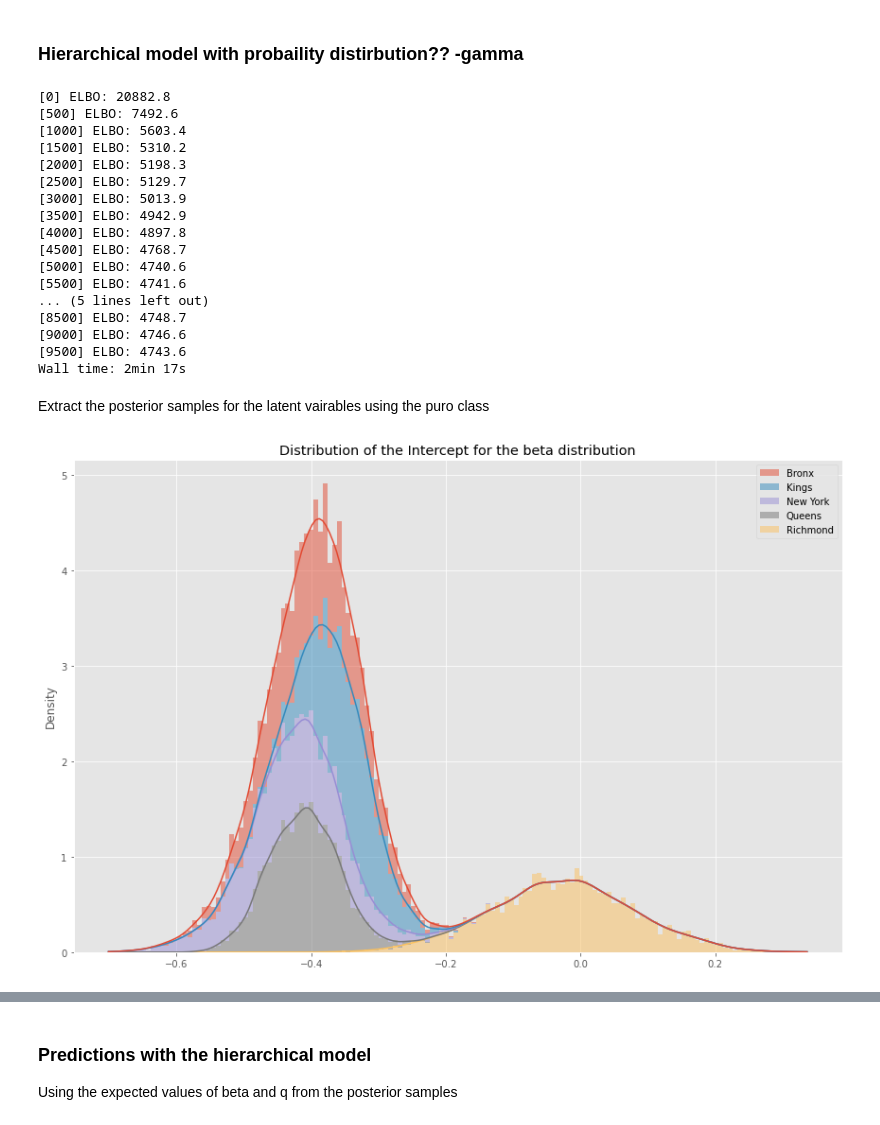
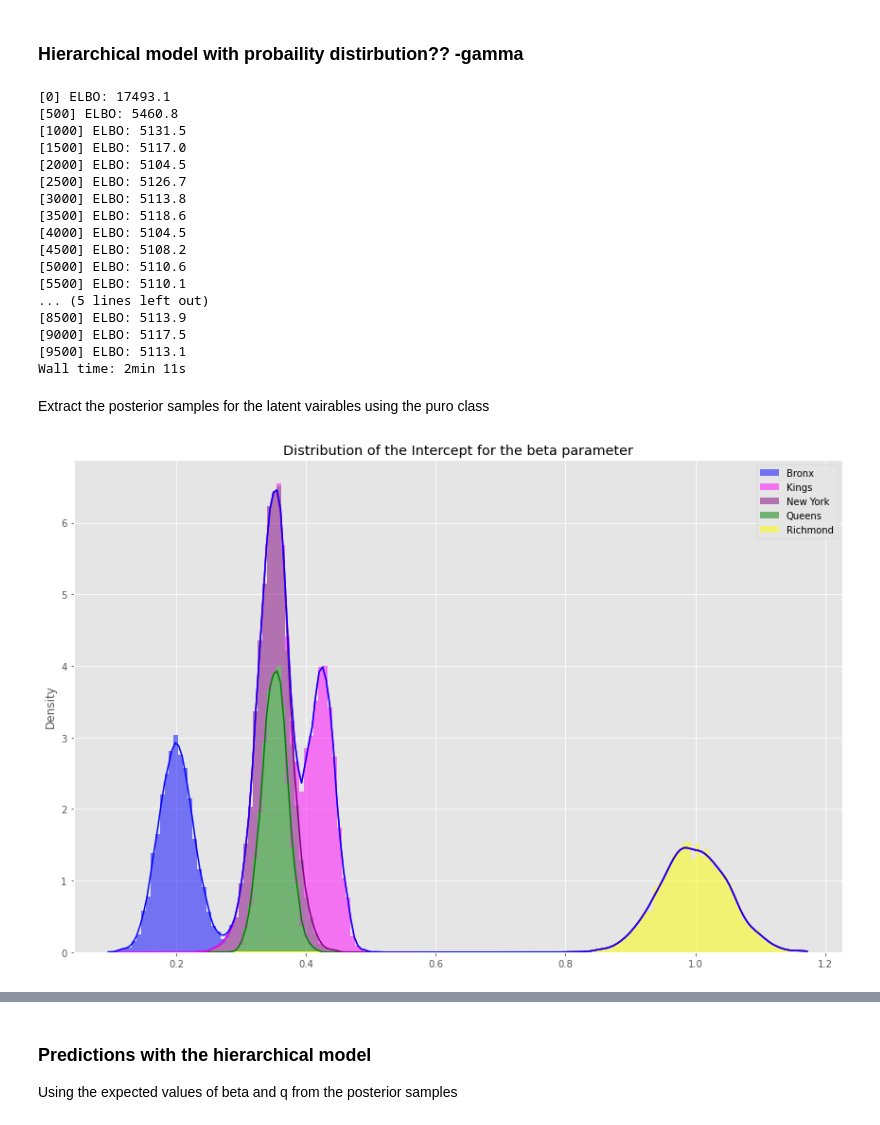
Before and after one commit to KatinkaKlepsch/model_based_ML, a Jupyter notebook: Modelling_notebook.ipynb, the cells around one changed output, grey strips where cells are left out. Saved outputs shown, nothing was run; the diff lists cells and outputs as text; code cells hidden in the pictures.

```diff
--- a/Modelling_notebook.ipynb
+++ b/Modelling_notebook.ipynb
@@ -687,5 +541,0 @@ plt.show()
-# %%
-for c in range(n_cat):
-    sns.distplot(alpha_sigma_samples[:,0,c])
-plt.legend([cat_string[c] for c in range(n_cat)])
-plt.show()
@@ -784,7 +658,7 @@ def hierarchical_model(X ,cat, n_cat, obs=None):
         # compute mean for psi distirbution using a linear model
         psi_mu = torch.sum(X *beta[cat], axis = 1)
 
-        psi = pyro.sample("psi", dist.Normal(psi_mu, sigma_cauchy))
+        psi = pyro.sample("psi", dist.Normal(psi_mu, sigma_psi))
 
         # Sample prediction using negative binomial on gamma prior as posterior predictive disitrbution (wiki)
         y = pyro.sample("y",
@@ -794,18 +668,19 @@ def hierarchical_model(X ,cat, n_cat, obs=None):
 
     return y
 # %%
+feature_ids = [0, *(feature_ids + 1)]
 # prepare data for modelling  = > conver tto tensors
 n_cat = int(len(df_all['County'].unique())) # maximum number of conties
 n_ind = ind.max() # maximal no of injuries pr census tracts
 
-X_train_std = torch.tensor(X_train_std).float()
-X_test_std = torch.tensor(X_test_std).float()
+X_train_std_fs = torch.tensor(X_train_std[:,feature_ids]).float()
+X_test_std_fs = torch.tensor(X_test_std[:,feature_ids]).float()
 y_train = torch.tensor(y_train).float()
 cat_train = torch.tensor(cat_train).long()  # these are indices, therefore they need to be (long) integers
 
-# mangler at add intercept??
-X_train_std = torch.cat((torch.ones(X_train_std.shape[0], 1), X_train_std), dim=-1)
-X_test_std = torch.cat((torch.ones(X_test_std.shape[0], 1), X_test_std), dim=-1)
+# mangler at add intercept
+X_train_std_fs = torch.cat((torch.ones(X_train_std_fs.shape[0], 1), X_train_std_fs), dim=-1)
+X_test_std_fs = torch.cat((torch.ones(X_test_std_fs.shape[0], 1), X_test_std_fs), dim=-1)
 # %%
 %%time
 
@@ -830,27 +705,27 @@ svi = SVI(hierarchical_model, guide, optimizer, loss=elbo)
 
 # Do gradient steps
 for step in range(n_steps):
-    elbo = svi.step(X_train_std, cat_train, n_cat, y_train)
+    elbo = svi.step(X_train_std_fs, cat_train, n_cat, y_train)
     if step % 500 == 0:
         print("[%d] ELBO: %.1f" % (step, elbo))
 # %% [output]
-[0] ELBO: 20882.8
-[500] ELBO: 7492.6
-[1000] ELBO: 5603.4
-[1500] ELBO: 5310.2
-[2000] ELBO: 5198.3
-[2500] ELBO: 5129.7
-[3000] ELBO: 5013.9
-[3500] ELBO: 4942.9
-[4000] ELBO: 4897.8
-[4500] ELBO: 4768.7
-[5000] ELBO: 4740.6
-[5500] ELBO: 4741.6
+[0] ELBO: 17493.1
+[500] ELBO: 5460.8
+[1000] ELBO: 5131.5
+[1500] ELBO: 5117.0
+[2000] ELBO: 5104.5
+[2500] ELBO: 5126.7
+[3000] ELBO: 5113.8
+[3500] ELBO: 5118.6
+[4000] ELBO: 5104.5
+[4500] ELBO: 5108.2
+[5000] ELBO: 5110.6
+[5500] ELBO: 5110.1
 ... (5 lines left out)
-[8500] ELBO: 4748.7
-[9000] ELBO: 4746.6
-[9500] ELBO: 4743.6
-Wall time: 2min 17s
+[8500] ELBO: 5113.9
+[9000] ELBO: 5117.5
+[9500] ELBO: 5113.1
+Wall time: 2min 11s
 # %% [markdown]
 Extract the posterior samples for the latent vairables using the puro class
 # %%
@@ -858,7 +733,7 @@ from pyro.infer import Predictive
 
 predictive = Predictive(hierarchical_model, guide=guide, num_samples=4000,
                         return_sites=("beta", "q", "y", "sigma_cauchy"))
-samples = predictive(X_train_std[:,:], cat_train, n_cat, y_train)
+samples = predictive(X_train_std_fs[:,:], cat_train, n_cat, y_train)
 # %%
 # plot the posterior distirbution of the parameters
 beta_samples = samples["beta"].detach().numpy()
@@ -866,16 +741,21 @@ gamma_q_samples = samples["q"].detach().numpy()
 # %%
 # Visualize intercept coefficient distribution for each county
 fig = plt.figure()
+palette = {
+    "Bronx" : 'blue',
+    "Kings" : 'magenta',
+    "New York" : 'purple',
+    "Queens" : 'green',
+    "Richmond" : 'yellow'
+}
 
 # create dataframe and set columns for the relevant counties
 df = pd.DataFrame(beta_samples[:,:,0])
 df.columns = [cat_string[c] for c in range(len(df.columns))]
-sns.histplot(df, multiple="stack", stat="density", bins=150, kde=True, edgecolor="none")
-
-plt.title(f"Distribution of the Intercept for the beta distribution")
-
+sns.histplot(df, multiple="stack", stat="density", bins=150, kde=True, edgecolor="none", palette=palette)
+plt.title(f"Distribution of the Intercept for the beta parameter")
 fig.tight_layout()
 #fig.savefig('output/dist_beta0_hier.pdf', format="pdf")
 plt.show()
 # %% [output]
-[figure, old version]
+[figure, new version]
```
Also changed, not shown: parts of 81 cells of this notebook.
